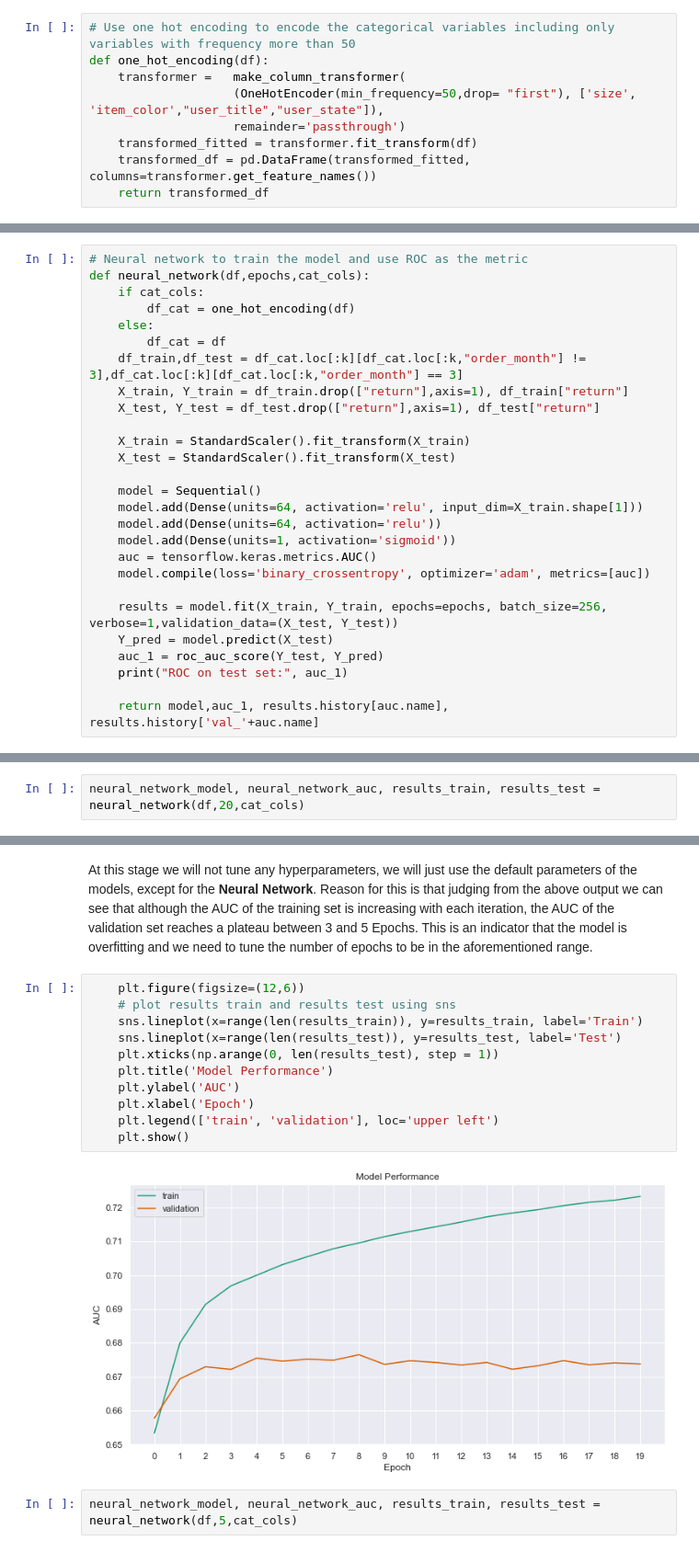
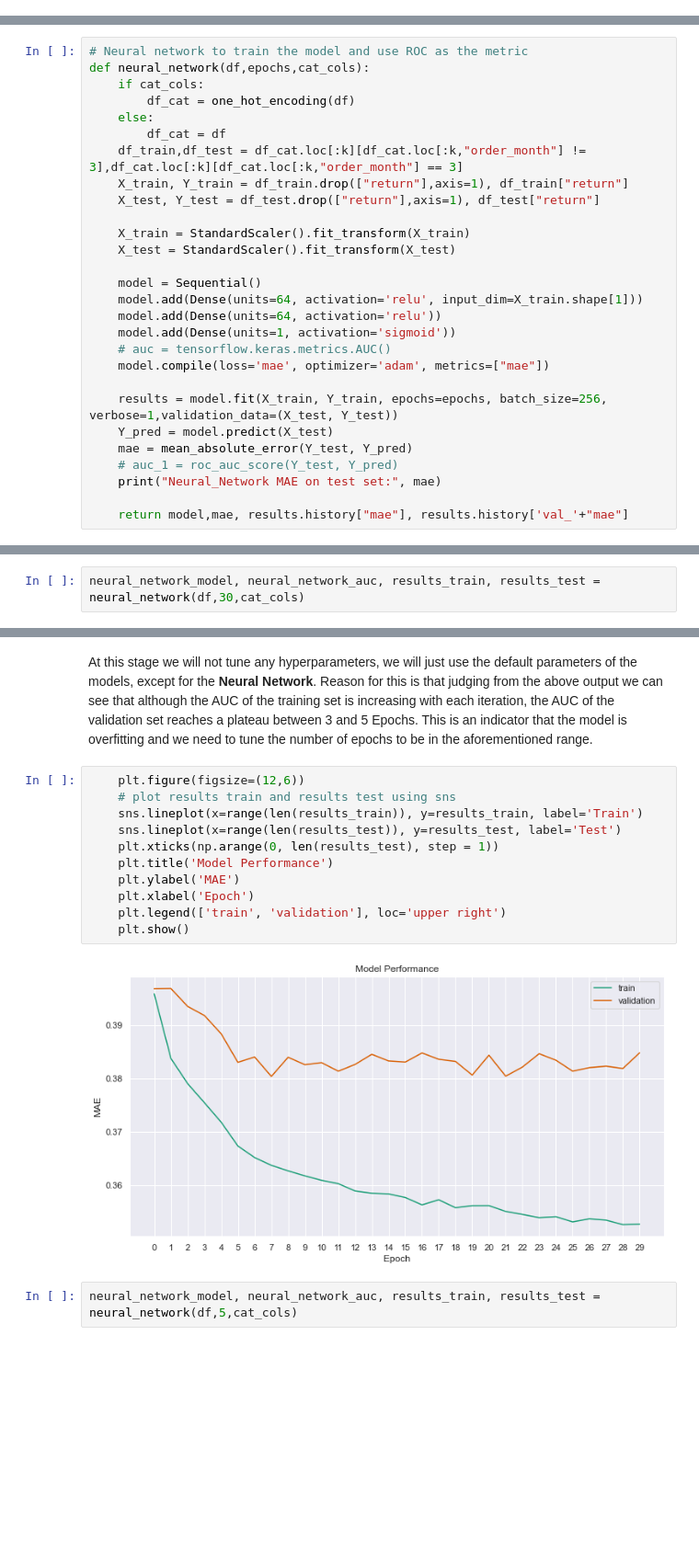
Before and after one commit to teodor-georgiev/Online-Retailer-Analysis-2014, a Jupyter notebook: 3. Feature Engineering of the target variable.ipynb, the cells around one changed output, grey strips where cells are left out. Shown at 92% size. Drawn from its saved outputs; the diff is of its cells as text; blank space fills up the shorter version.

```diff
--- a/3. Feature Engineering of the target variable.ipynb
+++ b/3. Feature Engineering of the target variable.ipynb
@@ -62,12 +59,3 @@ In order for some of our models to be able to interpret the categorical variable
-# %%
-# Use one hot encoding to encode the categorical variables including only variables with frequency more than 50
-def one_hot_encoding(df):
-    transformer =   make_column_transformer(
-                    (OneHotEncoder(min_frequency=50,drop= "first"), ['size', 'item_color',"user_title","user_state"]),
-                    remainder='passthrough')
-    transformed_fitted = transformer.fit_transform(df)
-    transformed_df = pd.DataFrame(transformed_fitted, columns=transformer.get_feature_names())
-    return transformed_df
 # %% [markdown]
 #### **4.2 Defining the models**
 # %% [markdown]
@@ -147,15 +137,16 @@ def neural_network(df,epochs,cat_cols):
     model.add(Dense(units=64, activation='relu', input_dim=X_train.shape[1]))
     model.add(Dense(units=64, activation='relu'))
     model.add(Dense(units=1, activation='sigmoid'))
-    auc = tensorflow.keras.metrics.AUC()
-    model.compile(loss='binary_crossentropy', optimizer='adam', metrics=[auc])
+    # auc = tensorflow.keras.metrics.AUC()
+    model.compile(loss='mae', optimizer='adam', metrics=["mae"])
 
     results = model.fit(X_train, Y_train, epochs=epochs, batch_size=256, verbose=1,validation_data=(X_test, Y_test))
     Y_pred = model.predict(X_test)
-    auc_1 = roc_auc_score(Y_test, Y_pred)
-    print("ROC on test set:", auc_1)
+    mae = mean_absolute_error(Y_test, Y_pred)
+    # auc_1 = roc_auc_score(Y_test, Y_pred)
+    print("Neural_Network MAE on test set:", mae)
 
-    return model,auc_1, results.history[auc.name], results.history['val_'+auc.name]
+    return model,mae, results.history["mae"], results.history['val_'+"mae"]
 # %%
 # Get feature importance from the tree-based models
 def get_feature_importance(model,df):
@@ -183,3 +238,3 @@ LGBM AUC on test set:  0.666506669963591
 # %%
-neural_network_model, neural_network_auc, results_train, results_test = neural_network(df,20,cat_cols)
+neural_network_model, neural_network_auc, results_train, results_test = neural_network(df,30,cat_cols)
 # %% [output]
@@ -205,16 +260,16 @@ At this stage we will not tune any hyperparameters, we will just use the default
 # %%
     plt.figure(figsize=(12,6))
     # plot results train and results test using sns
     sns.lineplot(x=range(len(results_train)), y=results_train, label='Train')
     sns.lineplot(x=range(len(results_test)), y=results_test, label='Test')
     plt.xticks(np.arange(0, len(results_test), step = 1))
     plt.title('Model Performance')
-    plt.ylabel('AUC')
+    plt.ylabel('MAE')
     plt.xlabel('Epoch')
-    plt.legend(['train', 'validation'], loc='upper left')
+    plt.legend(['train', 'validation'], loc='upper right')
     plt.show()
 # %% [output]
-[figure, old version]
+[figure, new version]
 # %%
 neural_network_model, neural_network_auc, results_train, results_test = neural_network(df,5,cat_cols)
 # %% [output]
```
Also changed, not shown: parts of 17 cells of this notebook, 2 other files.
